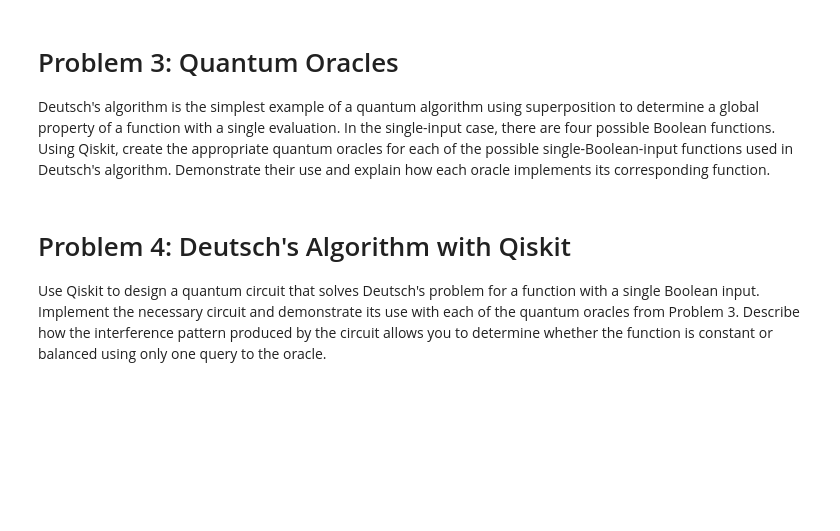
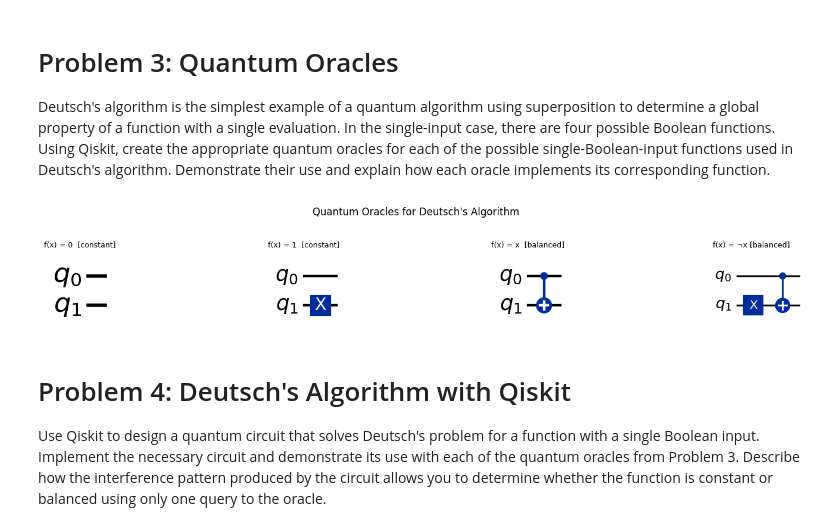
Before and after one commit to nathanbuyr/EmergingTechnologiesNoteBook, a Jupyter notebook: problems.ipynb, the cells around one changed output. Drawn from its saved outputs; the diff is of its cells as text; code cells hidden in the pictures; blank space fills up the shorter version.

Commit message:
Added matplot visuals for oracles

```diff
--- a/problems.ipynb
+++ b/problems.ipynb
@@ -502,6 +502,30 @@ def oracle_not(qc: QuantumCircuit) -> None:
     # the net result is the ancilla is flipped when x = 0 and unchanged when x = 1
     qc.x(1)
     qc.cx(0, 1)
+# %%
+import matplotlib.pyplot as plt
+
+oracles = {
+    "f(x) = 0  [constant]": oracle_constant_0,
+    "f(x) = 1  [constant]": oracle_constant_1,
+    "f(x) = x  [balanced]": oracle_identity,
+    "f(x) = ¬x [balanced]": oracle_not,
+}
+
+fig, axes = plt.subplots(1, 4, figsize=(16, 2))
+
+for ax, (name, oracle) in zip(axes, oracles.items()):
+    qc = QuantumCircuit(2)
+    qc.label = name
+    oracle(qc)
+    qc.draw("mpl", ax=ax)
+    ax.set_title(name, fontsize=9)
+
+plt.suptitle("Quantum Oracles for Deutsch's Algorithm", fontsize=12, y=1.05)
+plt.tight_layout()
+plt.show()
+# %% [output]
+[figure, added]
 # %% [markdown]
 # Problem 4: Deutsch's Algorithm with Qiskit
 Use Qiskit to design a quantum circuit that solves Deutsch's problem for a function with a single Boolean input. Implement the necessary circuit and demonstrate its use with each of the quantum oracles from Problem 3. Describe how the interference pattern produced by the circuit allows you to determine whether the function is constant or balanced using only one query to the oracle.
```
